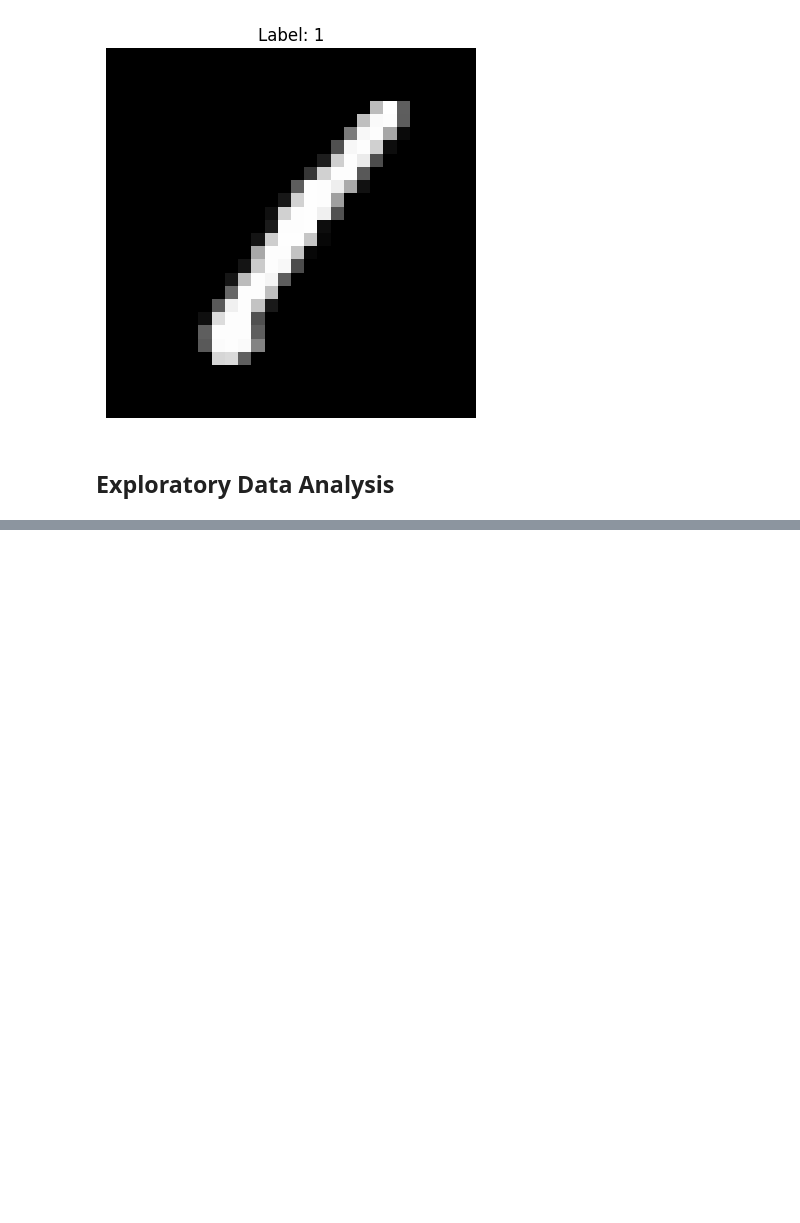
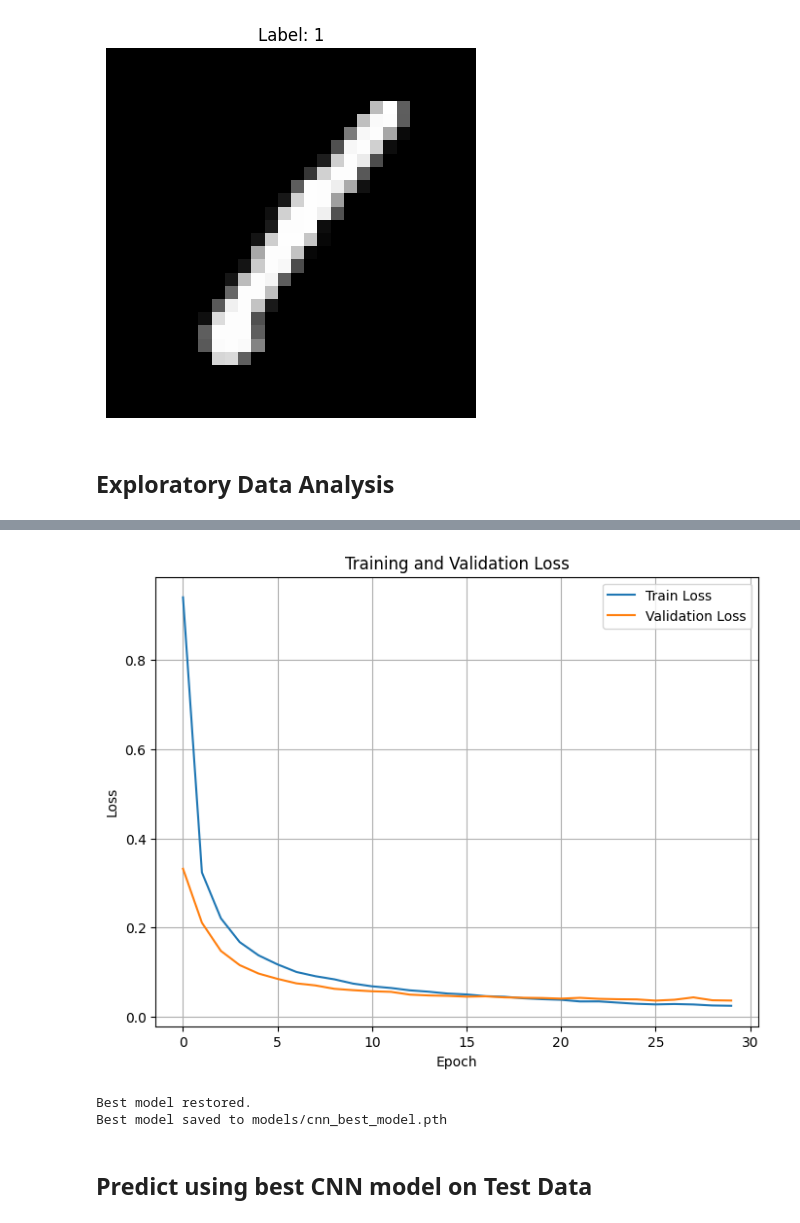
Before and after one commit to YouKnowJoey/digit-recognizer-computer-vision, a Jupyter notebook: digit_recognizer.ipynb, the cells around one changed output, grey strips where cells are left out. Saved outputs shown, nothing was run; the diff lists cells and outputs as text; code cells hidden in the pictures; blank space fills up the shorter version.

```diff
--- a/digit_recognizer.ipynb
+++ b/digit_recognizer.ipynb
@@ -50,0 +101,9 @@ plt.show()
+# %%
+# Train / Validation split
+train_size = int(0.8 * len(dataset)) # 80% for training, 20% for validation
+val_size = len(dataset) - train_size
+
+train_dataset, val_dataset = random_split(dataset, [train_size, val_size])
+
+train_loader = DataLoader(train_dataset, batch_size=64, shuffle=True)
+val_loader = DataLoader(val_dataset, batch_size=64)
@@ -50,0 +159,17 @@ plt.show()
+# %%
+'''
+Loss and Optimizer
+
+Adam uses adaptive learning rates for each parameter
+'''
+criterion = nn.CrossEntropyLoss()
+optimizer = optim.Adam(model.parameters(), lr=0.0001)
+# %%
+'''
+Early Stopping Settings
+'''
+epochs = 30
+patience = 5
+best_val_loss = float("inf")
+counter = 0
+best_model_weights = copy.deepcopy(model.state_dict())
@@ -50,0 +288,36 @@ plt.show()
+# %%
+'''
+Visualize Training and Validation Loss
+'''
+plt.figure(figsize=(8, 6))
+plt.plot(train_losses, label='Train Loss')
+plt.plot(val_losses, label='Validation Loss')
+plt.title('Training and Validation Loss')
+plt.xlabel('Epoch')
+plt.ylabel('Loss')
+plt.legend()
+plt.grid(True)
+plt.show()
+# %% [output]
+[figure, added]
+# %%
+'''
+Restore and save Best Model
+'''
+# Create model folder if it does not exist
+os.makedirs("models", exist_ok=True)
+
+# Restore best weights
+model.load_state_dict(best_model_weights)
+print("Best model restored.")
+
+# Save best model inside models folder
+save_path = "models/cnn_best_model.pth"
+torch.save(model.state_dict(), save_path)
+
+print(f"Best model saved to {save_path}")
+# %% [output]
+Best model restored.
+Best model saved to models/cnn_best_model.pth
+# %% [markdown]
+## Predict using best CNN model on Test Data
```
Also changed, not shown: parts of 17 cells of this notebook.
